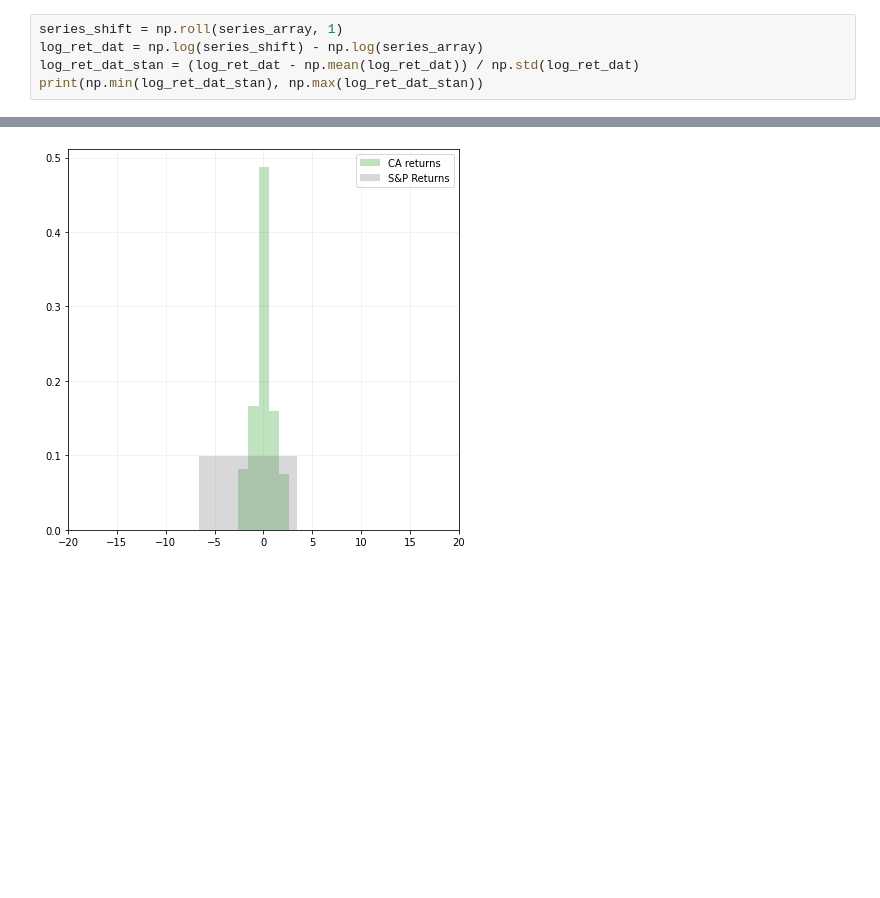
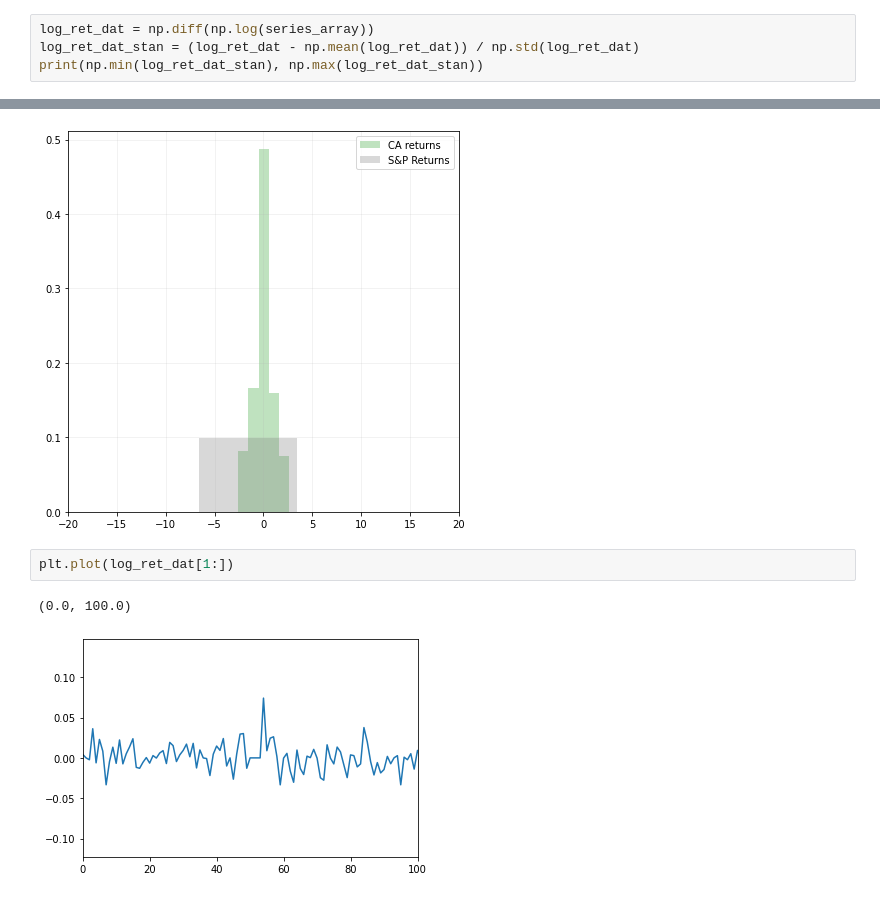
Before and after one commit to charelF/ComplexSystems, a Jupyter notebook: code/james/bartolozzi2004.ipynb, the cells around one changed output, grey strips where cells are left out. Cells and saved outputs as stored; diff of their text form; blank space fills up the shorter version.

```diff
--- a/code/james/bartolozzi2004.ipynb
+++ b/code/james/bartolozzi2004.ipynb
@@ -342,8 +344,7 @@ Try using .loc[row_indexer,col_indexer] = value instead
 See the caveats in the documentation: https://pandas.pydata.org/pandas-docs/stable/user_guide/indexing.html#returning-a-view-versus-a-copy
   This is separate from the ipykernel package so we can avoid doing imports until
 # %%
-series_shift = np.roll(series_array, 1)
-log_ret_dat = np.log(series_shift) - np.log(series_array)
+log_ret_dat = np.diff(np.log(series_array))
 log_ret_dat_stan = (log_ret_dat - np.mean(log_ret_dat)) / np.std(log_ret_dat)
 print(np.min(log_ret_dat_stan), np.max(log_ret_dat_stan))
 # %% [output]
@@ -375,3 +376,8 @@ plt.xlim(-20, 20)
 plt.show()
 # %% [output]
 [figure]
+# %%
+plt.plot(log_ret_dat[1:])
+# %% [output]
+(0.0, 100.0)
+[figure, added]
```
Also changed, not shown: parts of 11 cells of this notebook, 3 other files.
